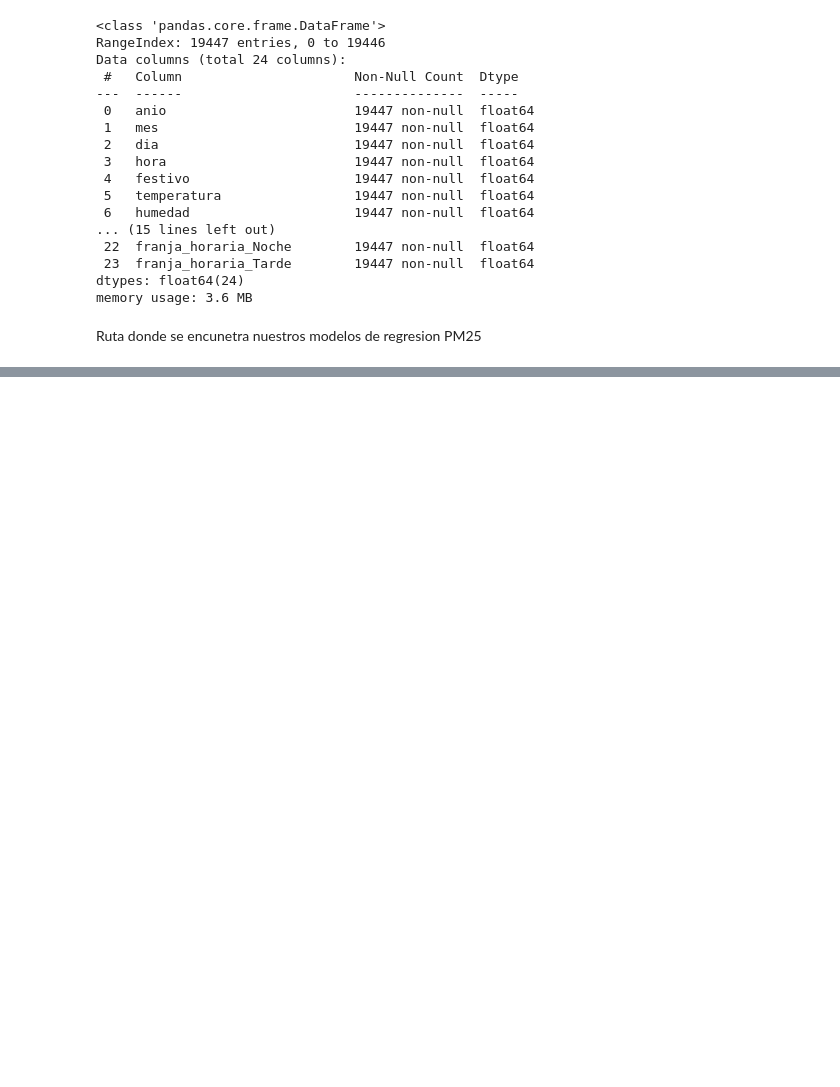
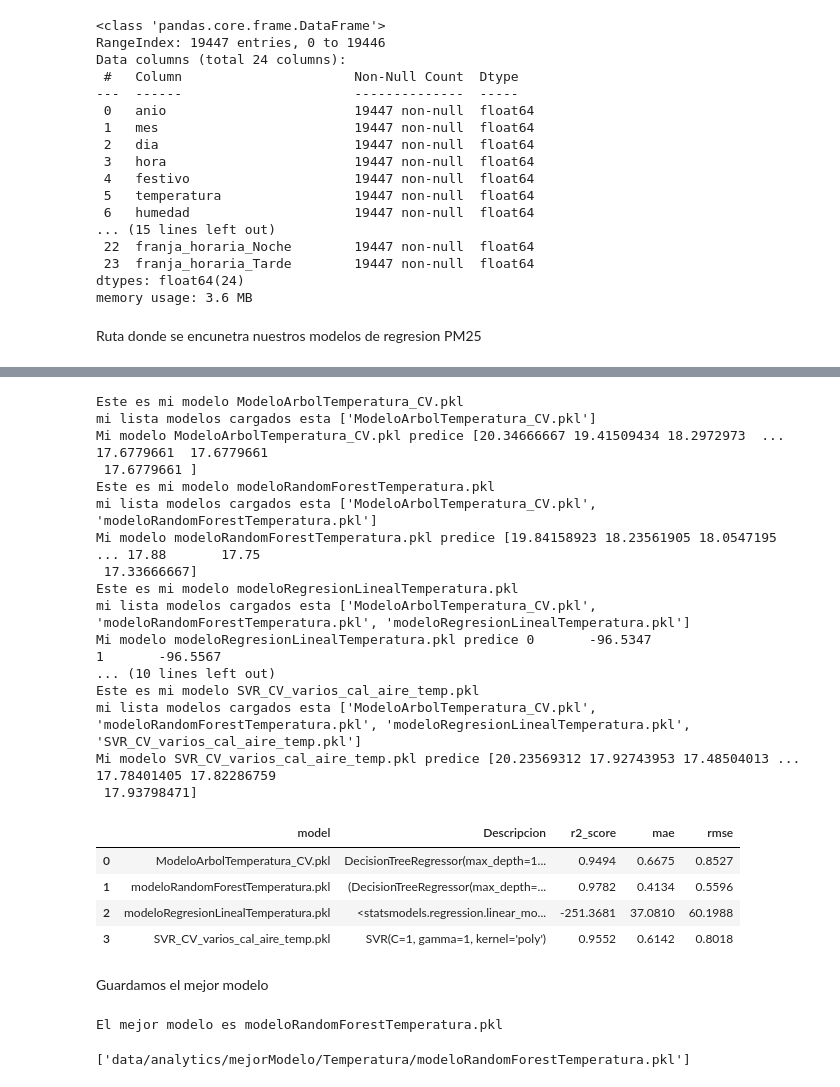
Before and after one commit to kennethLeonel/Monografia-calidad-del-aire-valle-de-aburra, a Jupyter notebook: EvaluacionModelos.ipynb, the cells around one changed output, grey strips where cells are left out. Drawn from its saved outputs; the diff is of its cells as text; code cells hidden in the pictures; blank space fills up the shorter version.

```diff
--- a/EvaluacionModelos.ipynb
+++ b/EvaluacionModelos.ipynb
@@ -187,0 +242,71 @@ dr.sort_values(by='r2_score', ascending=False)
+# %%
+# Ruta donde se encuentran los modelos
+ruta_modelos2 = 'data/analytics/modelosTemperatura'
+# %%
+# Lista para almacenar los modelos cargados
+modelos_cargados2 = []
+dr2 = pd.DataFrame()
+
+# Itera sobre los archivos en la ruta
+for archivo_modelo2 in os.listdir(ruta_modelos2):
+    # Comprueba si el archivo es un modelo
+    if archivo_modelo2.endswith('.pkl'):
+        print(f"Este es mi modelo {archivo_modelo2}")
+        ruta_completa2 = os.path.join(ruta_modelos2, archivo_modelo2)
+        # Carga el modelo
+        modelo_cargado2 = joblib.load(ruta_completa2)
+        # Agrega el modelo a la lista
+        modelos_cargados2.append(archivo_modelo2)
+        print (f"mi lista modelos cargados esta {modelos_cargados2}")
+        # Realizar predicciones
+        y_pred2 = modelo_cargado2.predict(X2)
+        print(f"Mi modelo {archivo_modelo2} predice {y_pred2}")
+        # Adicionar una nueva fila como un DataFrame
+        nuevoModelo2 = pd.DataFrame({
+            'model': [archivo_modelo2],
+            'Descripcion': [modelo_cargado2],
+            'r2_score': [metrics.r2_score(y2, y_pred2)],
+            'mae': [metrics.mean_absolute_error(y2, y_pred2)],
+            'rmse': [np.sqrt(metrics.mean_squared_error(y2, y_pred2))]
+        })
+        dr2 = pd.concat([dr2, nuevoModelo2], ignore_index=True)
+
+dr2
+# %% [output]
+Este es mi modelo ModeloArbolTemperatura_CV.pkl
+mi lista modelos cargados esta ['ModeloArbolTemperatura_CV.pkl']
+Mi modelo ModeloArbolTemperatura_CV.pkl predice [20.34666667 19.41509434 18.2972973  ... 17.6779661  17.6779661
+ 17.6779661 ]
+Este es mi modelo modeloRandomForestTemperatura.pkl
+mi lista modelos cargados esta ['ModeloArbolTemperatura_CV.pkl', 'modeloRandomForestTemperatura.pkl']
+Mi modelo modeloRandomForestTemperatura.pkl predice [19.84158923 18.23561905 18.0547195  ... 17.88       17.75
+ 17.33666667]
+Este es mi modelo modeloRegresionLinealTemperatura.pkl
+mi lista modelos cargados esta ['ModeloArbolTemperatura_CV.pkl', 'modeloRandomForestTemperatura.pkl', 'modeloRegresionLinealTemperatura.pkl']
+Mi modelo modeloRegresionLinealTemperatura.pkl predice 0       -96.5347
+1       -96.5567
+... (10 lines left out)
+Este es mi modelo SVR_CV_varios_cal_aire_temp.pkl
+mi lista modelos cargados esta ['ModeloArbolTemperatura_CV.pkl', 'modeloRandomForestTemperatura.pkl', 'modeloRegresionLinealTemperatura.pkl', 'SVR_CV_varios_cal_aire_temp.pkl']
+Mi modelo SVR_CV_varios_cal_aire_temp.pkl predice [20.23569312 17.92743953 17.48504013 ... 17.78401405 17.82286759
+ 17.93798471]
+|  | model | Descripcion | r2_score | mae | rmse |
+| 0 | ModeloArbolTemperatura_CV.pkl | DecisionTreeRegressor(max_depth=1... | 0.9494 | 0.6675 | 0.8527 |
+| 1 | modeloRandomForestTemperatura.pkl | (DecisionTreeRegressor(max_depth=... | 0.9782 | 0.4134 | 0.5596 |
+| 2 | modeloRegresionLinealTemperatura.pkl | <statsmodels.regression.linear_mo... | -251.3681 | 37.0810 | 60.1988 |
+| 3 | SVR_CV_varios_cal_aire_temp.pkl | SVR(C=1, gamma=1, kernel='poly') | 0.9552 | 0.6142 | 0.8018 |
+# %% [markdown]
+Guardamos el mejor modelo
+# %%
+dr2.sort_values(by='r2_score', ascending=False).head(1)['model']
+
+mejor_modelo2 = dr2.sort_values(by='r2_score', ascending=False).head(1)['model'].values[0]
+
+print(f"El mejor modelo es {mejor_modelo2}")
+ruta_completa2 = os.path.join(ruta_modelos2, mejor_modelo2)
+# Carga el modelo
+cargarMejorModelo2 = joblib.load(ruta_completa2)
+joblib.dump(cargarMejorModelo2,f'data/analytics/mejorModelo/Temperatura/{mejor_modelo2}')
+# %% [output]
+El mejor modelo es modeloRandomForestTemperatura.pkl
+['data/analytics/mejorModelo/Temperatura/modeloRandomForestTemperatura.pkl']
```
Also changed, not shown: parts of 10 cells of this notebook, 4 other files.
